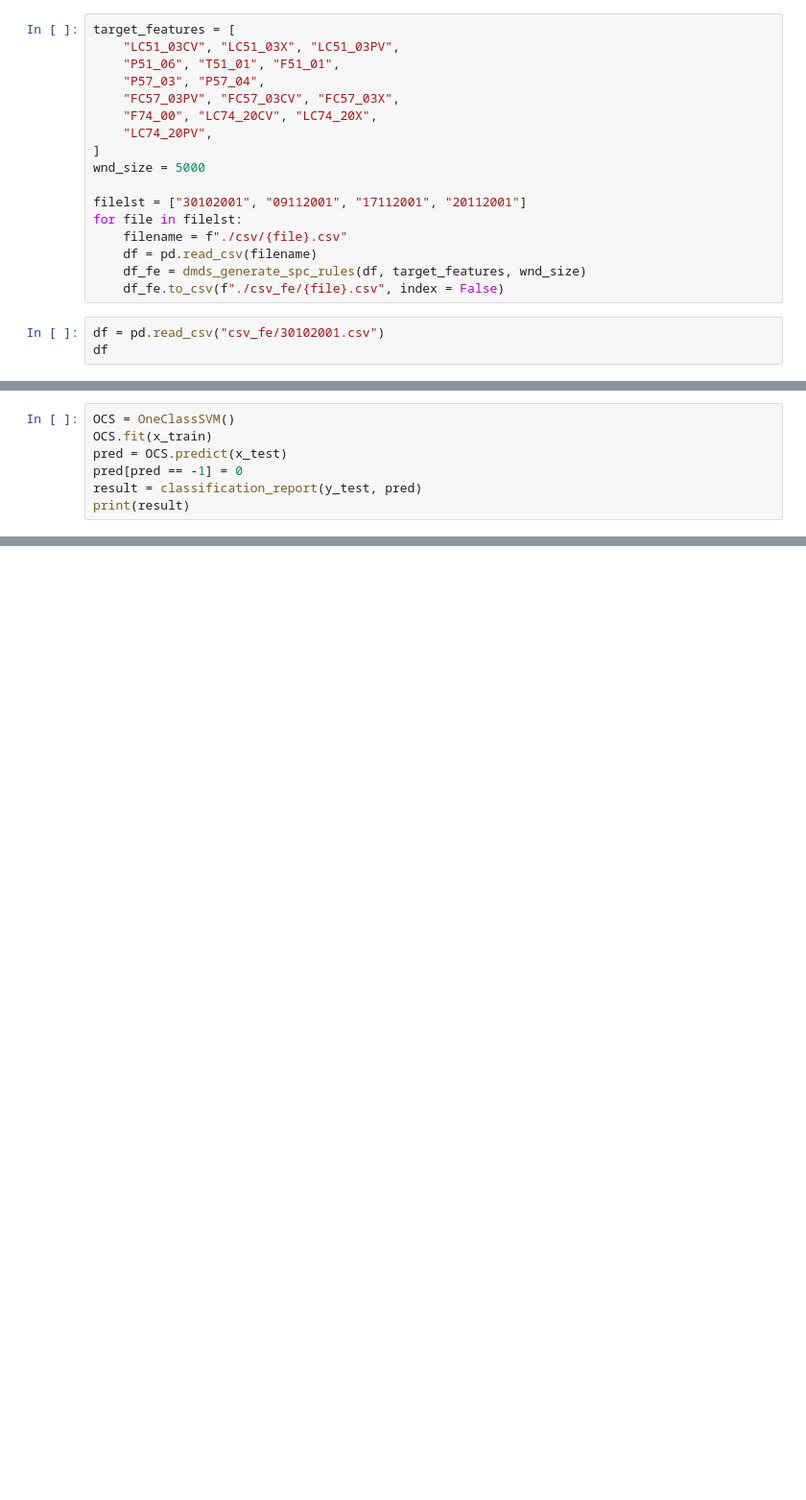
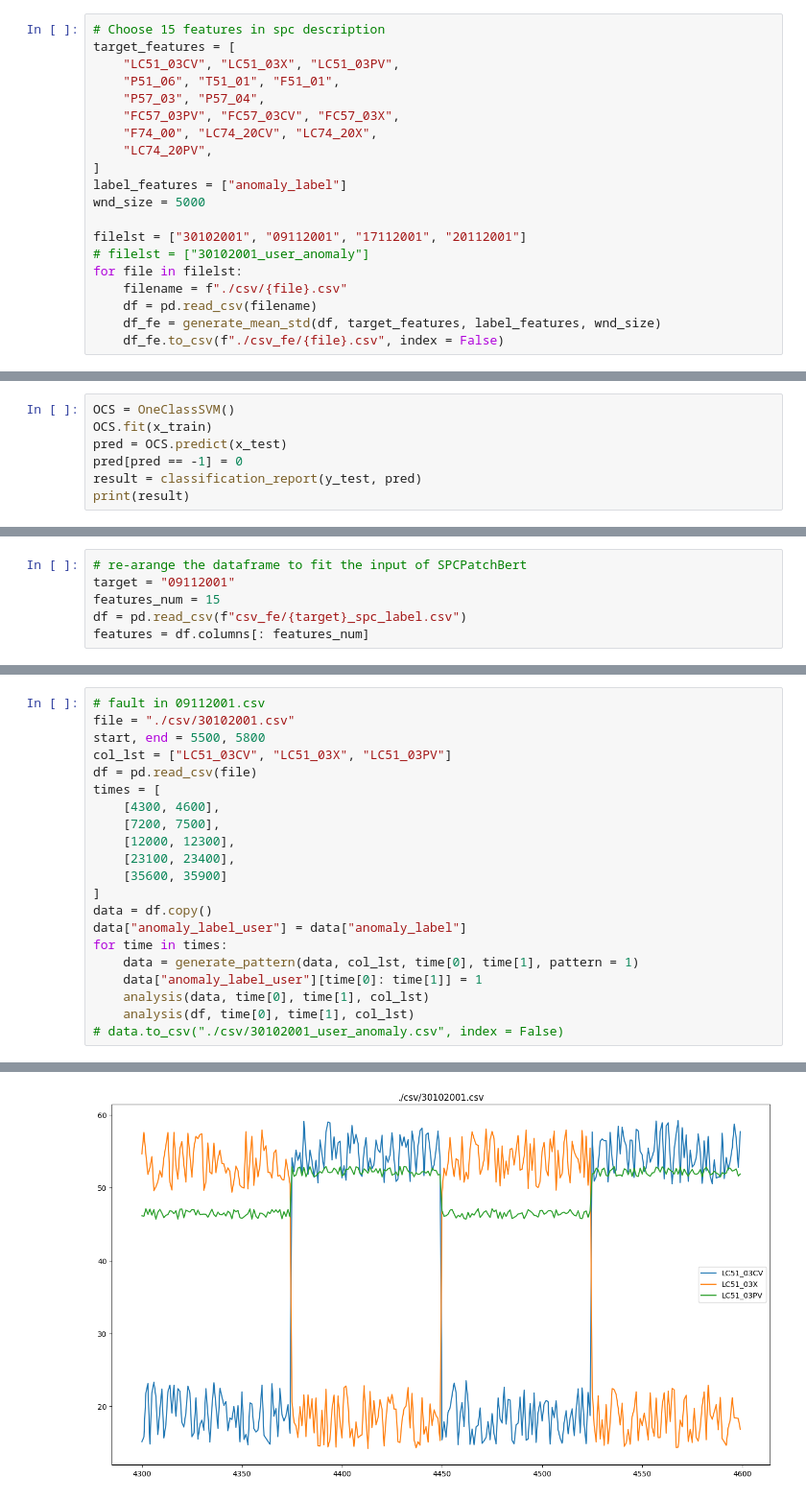
Before and after one commit to LanceWang12/Pretrained-Time-Series-Transformer, a Jupyter notebook: data/DMDS/EDA.ipynb, the cells around one changed output, grey strips where cells are left out. Shown at 96% size. Drawn from its saved outputs; the diff is of its cells as text; blank space fills up the shorter version.

Commit message:
data synthesis init

```diff
--- a/data/DMDS/EDA.ipynb
+++ b/data/DMDS/EDA.ipynb
@@ -120,4 +89,5 @@ def dmds_generate_spc_rules(df, target_features, wnd_size=5000):
 # %%
+# Choose 15 features in spc description
 target_features = [
     "LC51_03CV", "LC51_03X", "LC51_03PV",
     "P51_06", "T51_01", "F51_01",
@@ -126,14 +96,13 @@ target_features = [
     "F74_00", "LC74_20CV", "LC74_20X",
     "LC74_20PV",
 ]
+label_features = ["anomaly_label"]
 wnd_size = 5000
 
 filelst = ["30102001", "09112001", "17112001", "20112001"]
+# filelst = ["30102001_user_anomaly"]
 for file in filelst:
     filename = f"./csv/{file}.csv"
     df = pd.read_csv(filename)
-    df_fe = dmds_generate_spc_rules(df, target_features, wnd_size)
+    df_fe = generate_mean_std(df, target_features, label_features, wnd_size)
     df_fe.to_csv(f"./csv_fe/{file}.csv", index = False)
-# %%
-df = pd.read_csv("csv_fe/30102001.csv")
-df
@@ -355,0 +348,6 @@ print(result)
+# %%
+# re-arange the dataframe to fit the input of SPCPatchBert
+target = "09112001"
+features_num = 15
+df = pd.read_csv(f"csv_fe/{target}_spc_label.csv")
+features = df.columns[: features_num]
@@ -355,0 +428,22 @@ print(result)
+# %%
+# fault in 09112001.csv
+file = "./csv/30102001.csv"
+start, end = 5500, 5800
+col_lst = ["LC51_03CV", "LC51_03X", "LC51_03PV"]
+df = pd.read_csv(file)
+times = [
+    [4300, 4600],
+    [7200, 7500],
+    [12000, 12300],
+    [23100, 23400],
+    [35600, 35900]
+]
+data = df.copy()
+data["anomaly_label_user"] = data["anomaly_label"]
+for time in times:
+    data = generate_pattern(data, col_lst, time[0], time[1], pattern = 1)
+    data["anomaly_label_user"][time[0]: time[1]] = 1
+    analysis(data, time[0], time[1], col_lst)
+    analysis(df, time[0], time[1], col_lst)
+# data.to_csv("./csv/30102001_user_anomaly.csv", index = False)
+# %% [output]
@@ -355,0 +458 @@ print(result)
+[figure, added]
```
Also changed, not shown: parts of 29 cells of this notebook, 2 other files.
